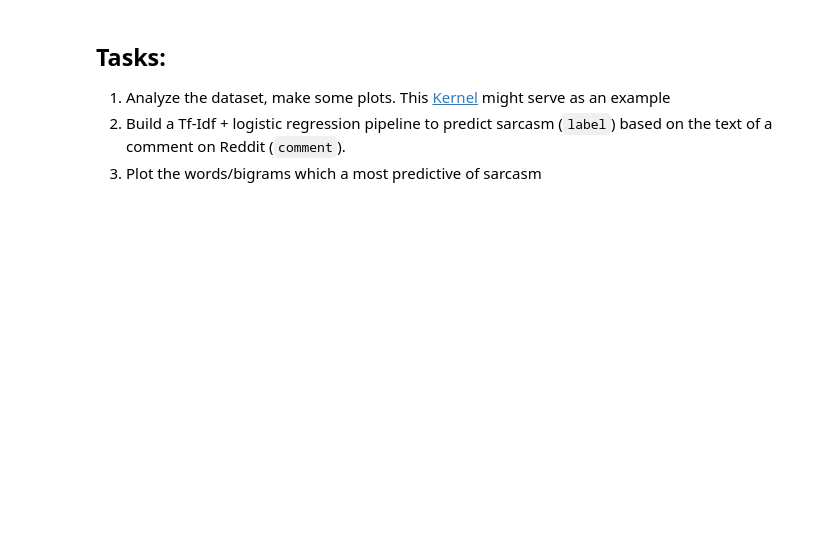
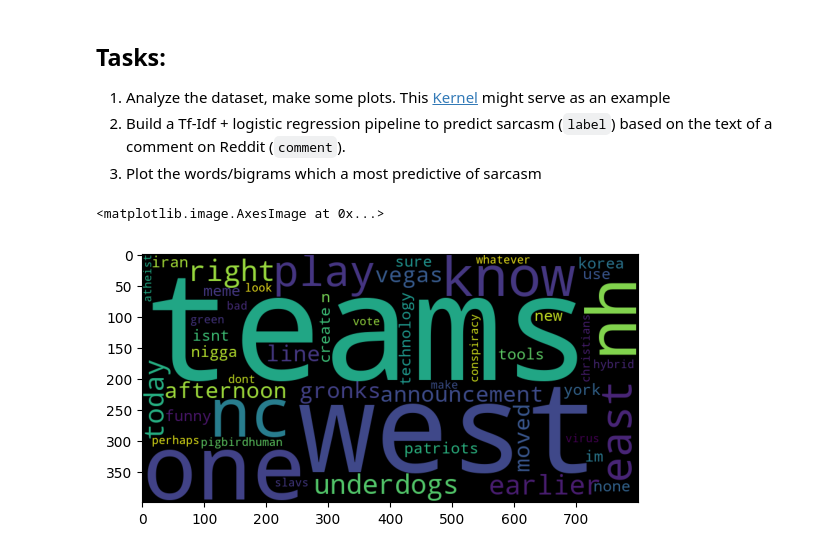
Before and after one commit to angelrodnah/2309_dsft_thebridge, a Jupyter notebook: 3-Machine_Learning/5-NLP/2-NLTK&CountVectorizer/ejercicios/sarcasm_detection.ipynb, the cells around one changed output. Cells and saved outputs as stored; diff of their text form; code cells hidden in the pictures; blank space fills up the shorter version.

```diff
--- a/3-Machine_Learning/5-NLP/2-NLTK&CountVectorizer/ejercicios/sarcasm_detection.ipynb
+++ b/3-Machine_Learning/5-NLP/2-NLTK&CountVectorizer/ejercicios/sarcasm_detection.ipynb
@@ -8,0 +16,3 @@ Sarcasm detection is easy.
+# %%
+df = pd.read_csv('data/train-balanced-sarcasm.csv')
+df.head()
@@ -12,0 +50,3 @@ Para este ejercicio vas a utilizar el dataset del paper [A Large Self-Annotated
+# %%
+df.dropna(inplace=True)
+df.info()
@@ -14,0 +111,4 @@ Para este ejercicio vas a utilizar el dataset del paper [A Large Self-Annotated
+# %%
+df['comment'] = df['comment'].str.replace('[^\w\s]', '')
+# %%
+df['comment'] = df['comment'].str.lower()
@@ -21,0 +154,13 @@ Para este ejercicio vas a utilizar el dataset del paper [A Large Self-Annotated
+# %%
+wordcloud = WordCloud(background_color='black',
+                stopwords = STOPWORDS,
+                max_words = 50,
+                # max_font_size = max_font_size,
+                random_state = 42,
+                width=800,
+                height=400)
+wordcloud.generate(str(df['comment']))
+plt.imshow(wordcloud)
+# %% [output]
+<matplotlib.image.AxesImage at 0x...>
+[figure, added]
```
Also changed, not shown: parts of 25 cells of this notebook.
